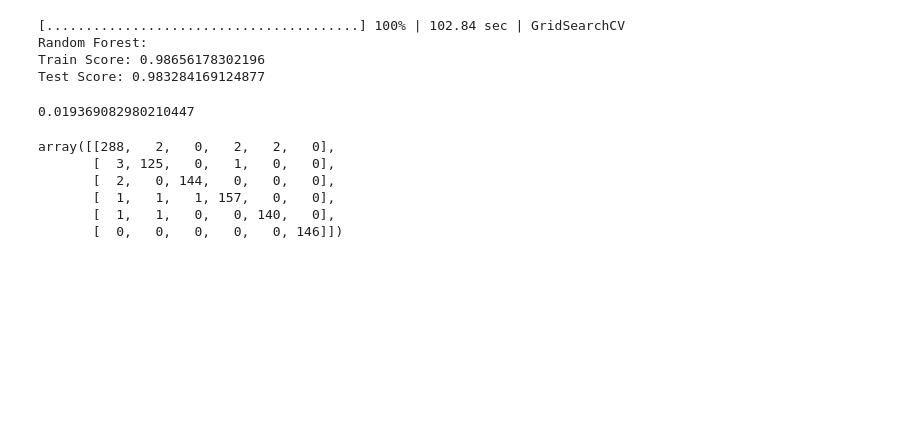
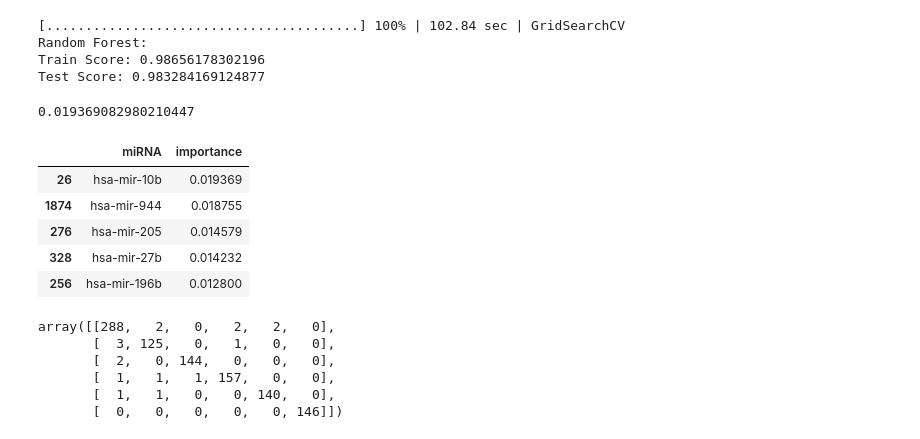
Before and after one commit to surajsakaram/Capstone, a Jupyter notebook: code/03_Modeling.ipynb, the cells around one changed output. Cells and saved outputs as stored; diff of their text form; code cells hidden in the pictures; blank space fills up the shorter version.

```diff
--- a/code/03_Modeling.ipynb
+++ b/code/03_Modeling.ipynb
@@ -228,6 +228,16 @@ rf_feature_importances = gs_rf.best_estimator_.feature_importances_
 rf_feature_importances.max()
 # %% [output]
 0.019369082980210447
+# %%
+rf_features = pd.DataFrame(list(zip(features, rf_feature_importances)), columns=['miRNA', 'importance'])
+rf_features.sort_values(by='importance', ascending=False).head()
+# %% [output]
+|  | miRNA | importance |
+| 26 | hsa-mir-10b | 0.019369 |
+| 1874 | hsa-mir-944 | 0.018755 |
+| 276 | hsa-mir-205 | 0.014579 |
+| 328 | hsa-mir-27b | 0.014232 |
+| 256 | hsa-mir-196b | 0.012800 |
 # %%
 rf_preds = gs_rf.best_estimator_.predict(X_test_sc)
 # %%
```
Also changed, not shown: parts of 7 cells of this notebook, 1 other file.
